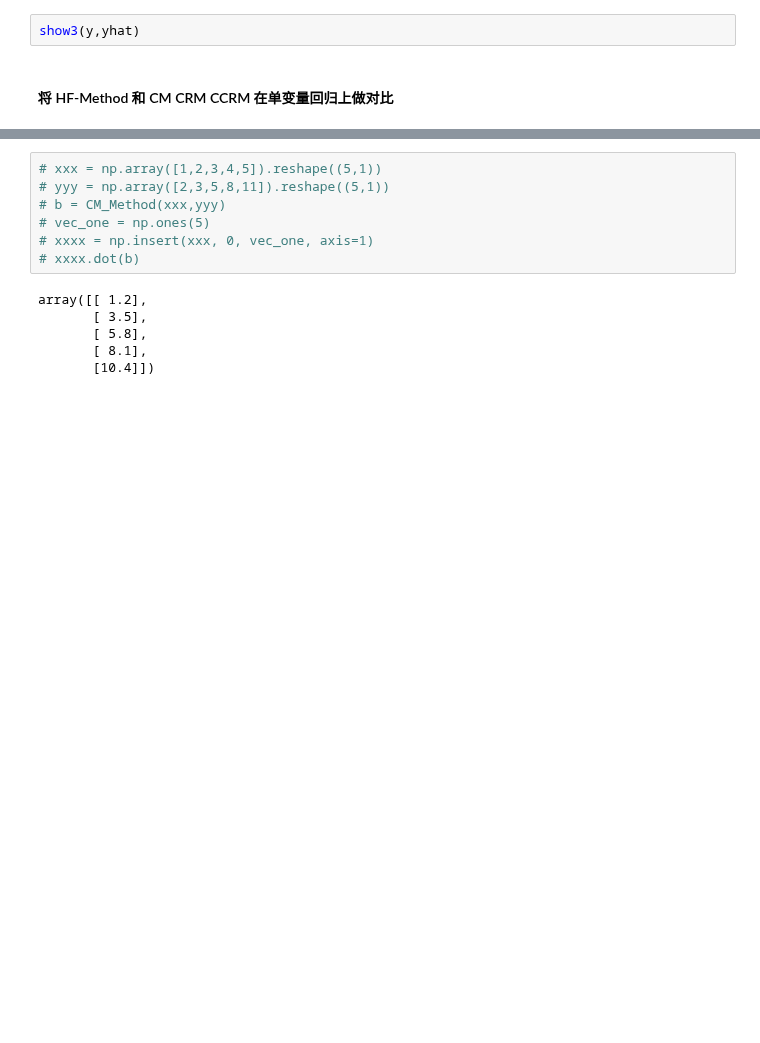
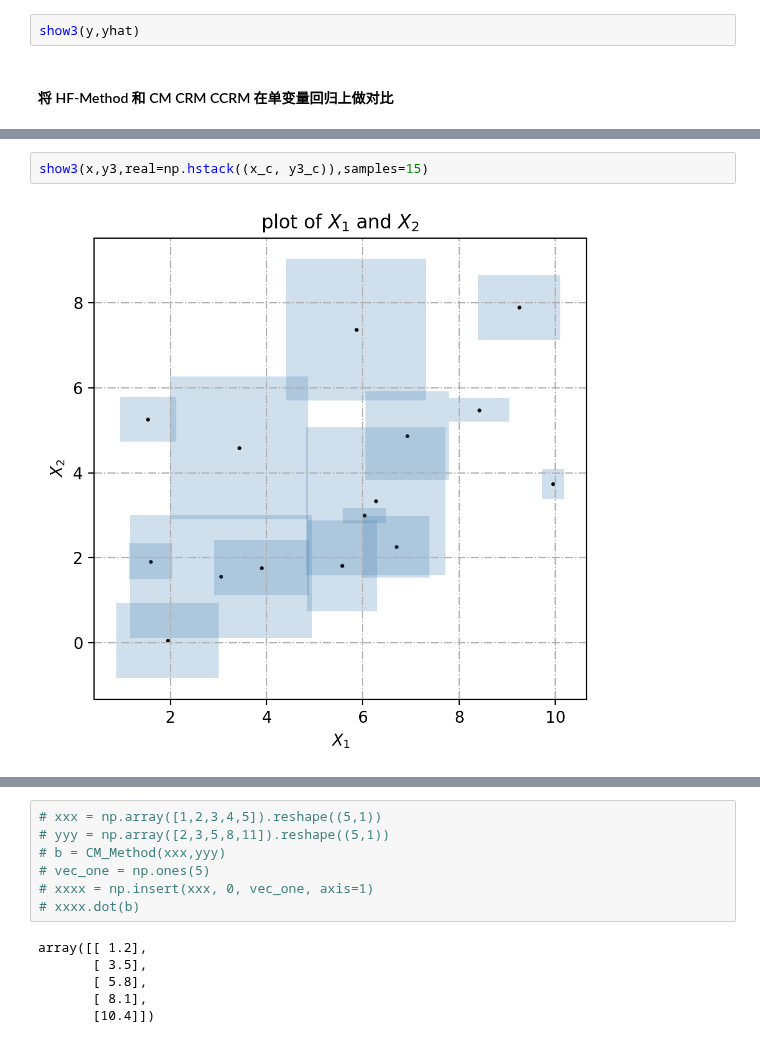
Before and after one commit to kxlkxl1999/ZKRP, a Jupyter notebook: regression.ipynb, the cells around one changed output, grey strips where cells are left out. Saved outputs shown, nothing was run; the diff lists cells and outputs as text; blank space fills up the shorter version.

```diff
--- a/regression.ipynb
+++ b/regression.ipynb
@@ -471,0 +480,4 @@ y4 = np.hstack((y4_c-y4_r, y4_c+y4_r))
+# %%
+show3(x,y3,real=np.hstack((x_c, y3_c)),samples=15)
+# %% [output]
+[figure, added]
```
Also changed, not shown: parts of 4 cells of this notebook.
